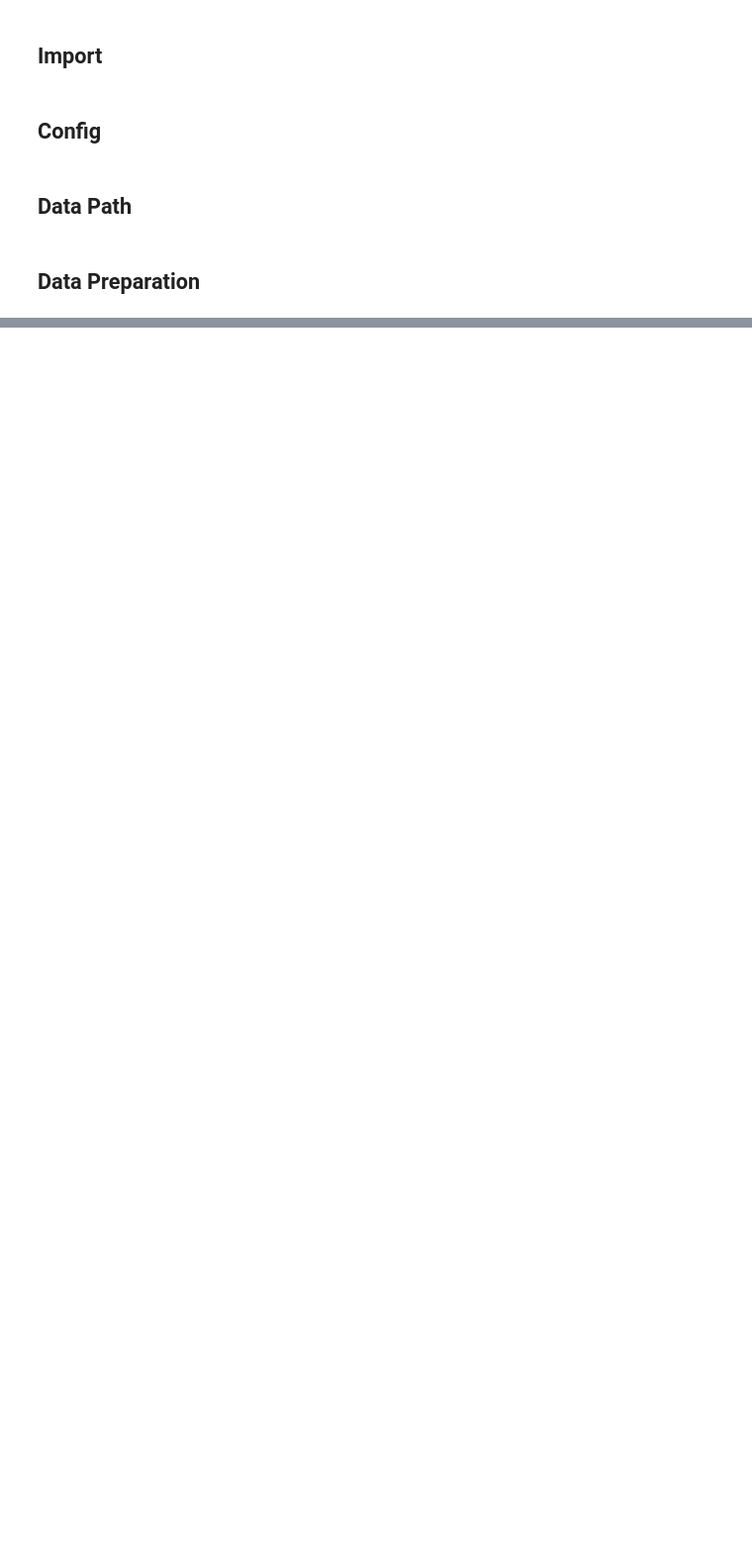
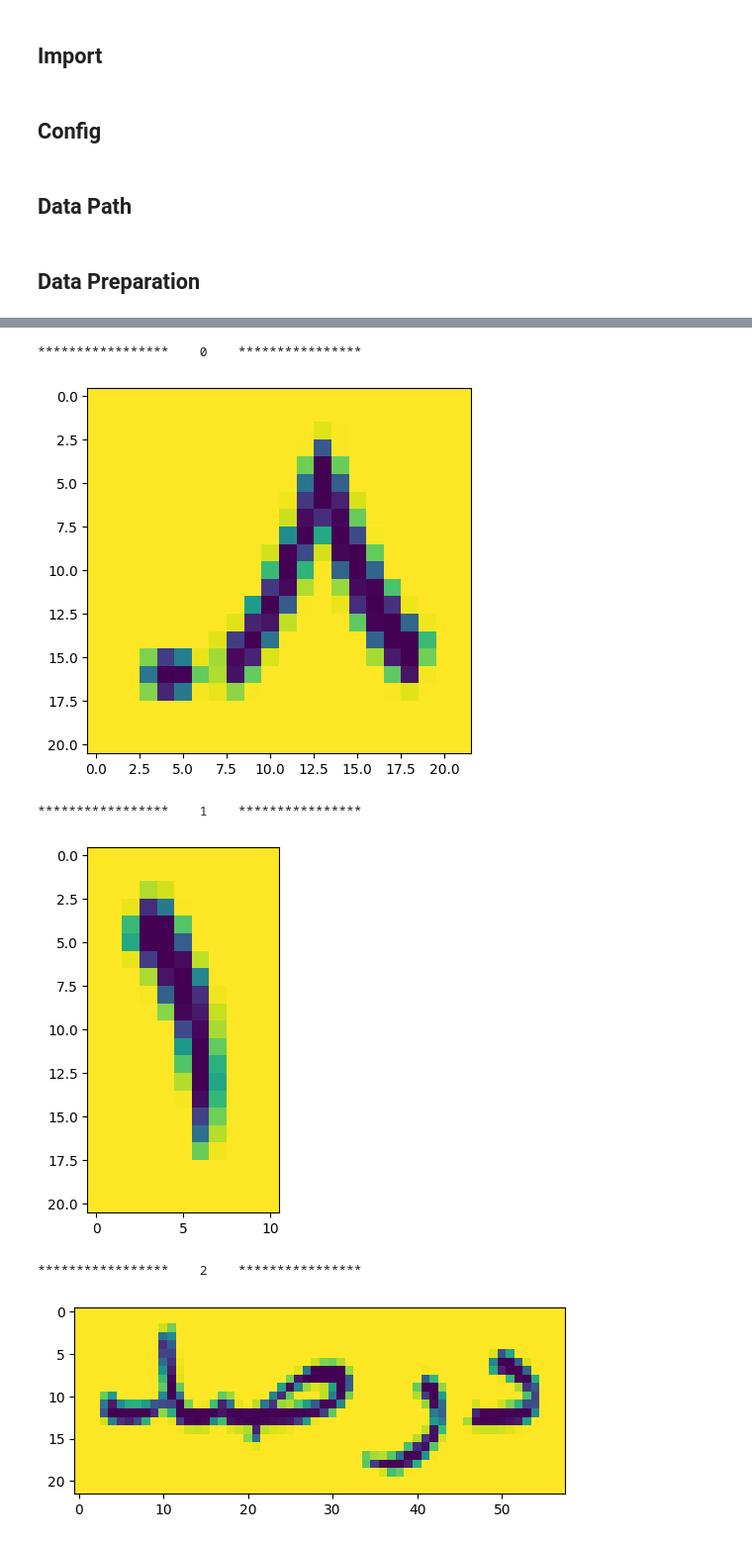
Before and after one commit to amir7697/nameh-khan, a Jupyter notebook: evaluation/generalization_raw_data_preparation.ipynb, the cells around one changed output, grey strips where cells are left out. Shown at 99% size. Saved outputs shown, nothing was run; the diff lists cells and outputs as text; code cells hidden in the pictures; blank space fills up the shorter version.

Commit message:
add resized boxes

```diff
--- a/evaluation/generalization_raw_data_preparation.ipynb
+++ b/evaluation/generalization_raw_data_preparation.ipynb
@@ -15,12 +15,14 @@ from nameh_khan.page_reader.utils.segmentation import SimpleSegmentation
 ## Config
 # %%
 NUMBER_OF_PAGES = 20
+RESIZED_IMAGE_SIZE = (1000, 1200)
 # %% [markdown]
 ## Data Path
 # %%
 DATASET_DIR_TEMPLATE = 'raw-dataset/zar/{0:05d}'
 
 RAW_IMAGE_PATH = '{}/page.png'.format(DATASET_DIR_TEMPLATE)
+RESIZED_IMAGE_PATH = '{}/resized_page.png'.format(DATASET_DIR_TEMPLATE)
 RAW_LABEL_PATH = '{}/label.csv'.format(DATASET_DIR_TEMPLATE)
 # %% [markdown]
 ## Data Preparation
@@ -28,7 +30,10 @@ RAW_LABEL_PATH = '{}/label.csv'.format(DATASET_DIR_TEMPLATE)
 for i in range(1, NUMBER_OF_PAGES+1):
     image = cv2.imread(RAW_IMAGE_PATH.format(i), flags=cv2.IMREAD_GRAYSCALE)
     segmentation = SimpleSegmentation()
-    box_locations = segmentation.transform(image)
+    resized_image = cv2.resize(image, RESIZED_IMAGE_SIZE, interpolation = cv2.INTER_LINEAR)
+    cv2.imwrite(RESIZED_IMAGE_PATH.format(i), resized_image)
+
+    box_locations = segmentation.transform(resized_image)
     label_pdf = (
         pd.DataFrame(box_locations)
         .sort_values(by=['y1'], ascending=[True])
@@ -43,0 +51,17 @@ for i in range(1, NUMBER_OF_PAGES+1):
+# %%
+idx = 1
+
+image = cv2.imread(RESIZED_IMAGE_PATH.format(idx), flags=cv2.IMREAD_GRAYSCALE)
+label = pd.read_csv(RAW_LABEL_PATH.format(idx))
+for i in range(len(label)):
+    sub_image = image[int(label.iloc[i].y1):int(label.iloc[i].y2), int(label.iloc[i].x1): int(label.iloc[i].x2)]
+    print('*****************    {}    ****************'.format(i))
+    plt.imshow(sub_image)
+    plt.show()
+# %% [output]
+*****************    0    ****************
+[figure, added]
+*****************    1    ****************
+[figure, added]
+*****************    2    ****************
+[figure, added]
```
Also changed, not shown: parts of 2 cells of this notebook, 40 other files.
